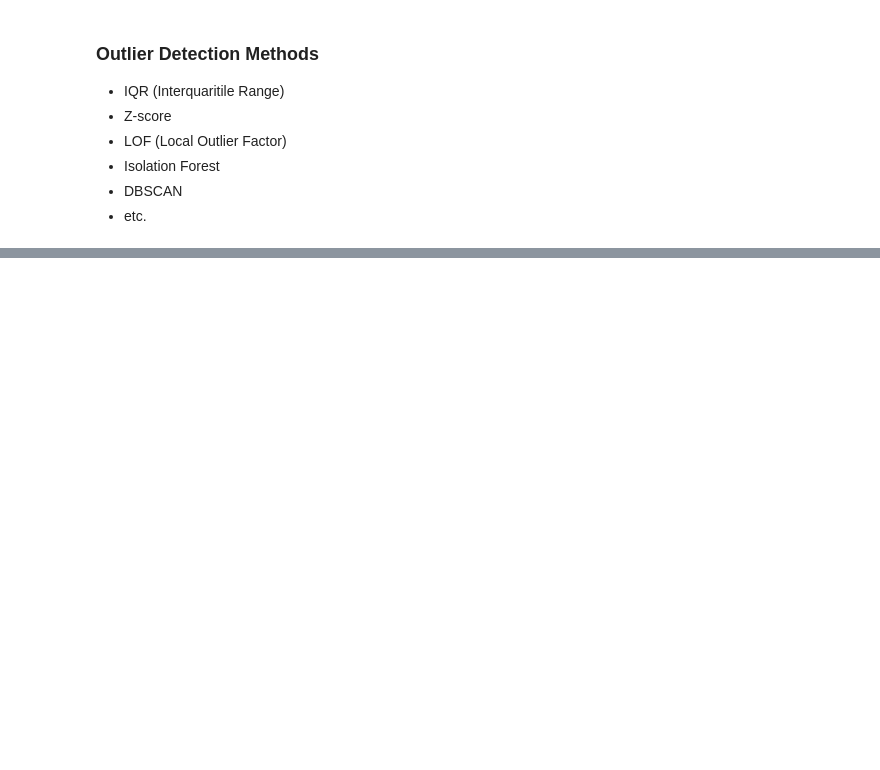
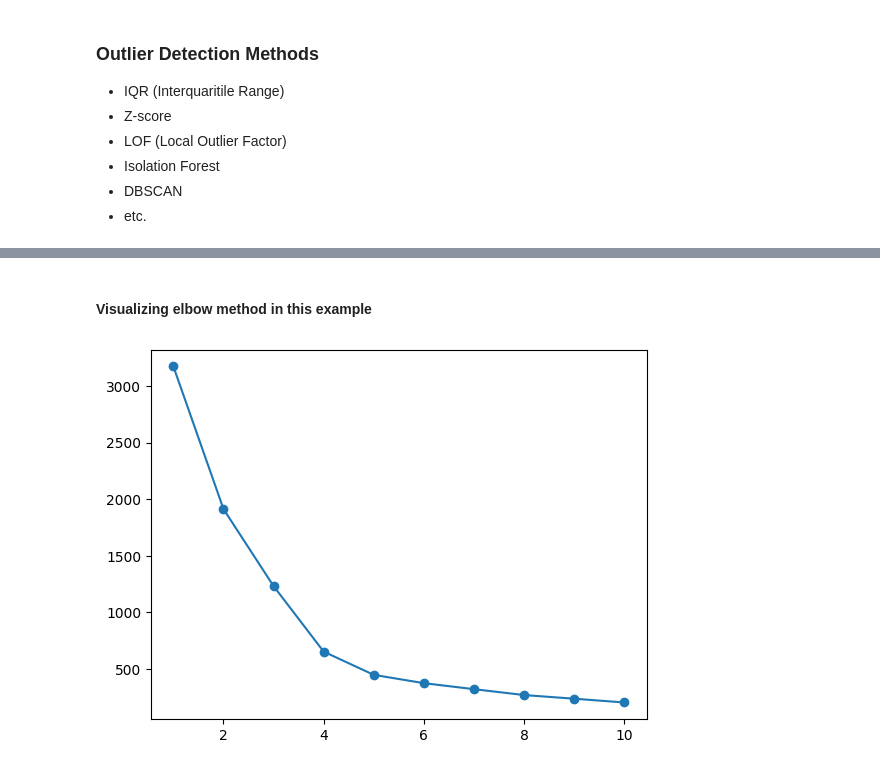
Before and after one commit to Amir-adibi/Hackathon_AI, a Jupyter notebook: Exercise.ipynb, the cells around one changed output, grey strips where cells are left out. Cells and saved outputs as stored; diff of their text form; code cells hidden in the pictures; blank space fills up the shorter version.

```diff
--- a/Exercise.ipynb
+++ b/Exercise.ipynb
@@ -251,0 +293,16 @@ Refers to random or irrelevant variations present in data that can obscure meani
+# %% [markdown]
+#### Visualizing elbow method in this example
+# %%
+inertia = []
+for k in range(1, 11):
+    k_means = KMeans(n_clusters=k)
+    k_means.fit(df)
+
+    inertia.append(k_means.inertia_)
+
+plt.scatter(range(1, 11), inertia)
+plt.plot(range(1, 11), inertia)
+
+plt.show()
+# %% [output]
+[figure, added]
```
Also changed, not shown: parts of 21 cells of this notebook.
